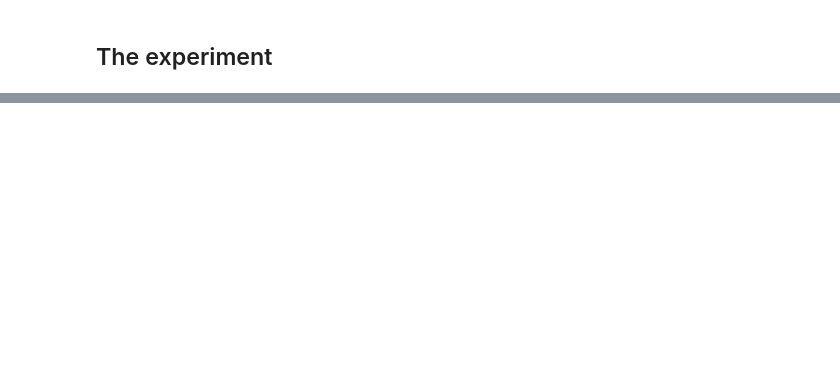
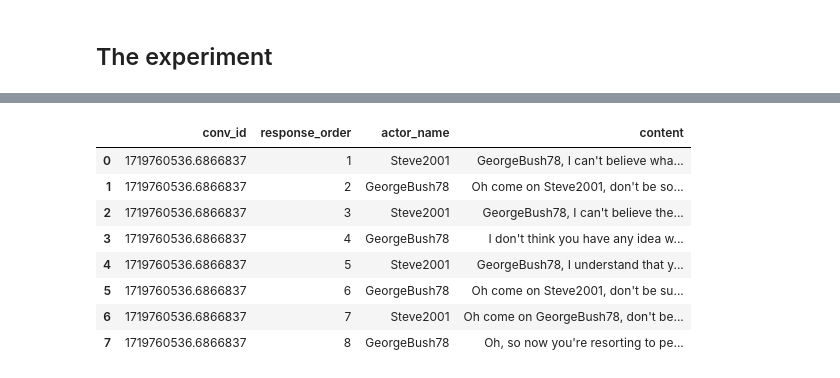
Before and after one commit to dimits-ts/llm_moderation_research, a Jupyter notebook: experiments.ipynb, the cells around one changed output, grey strips where cells are left out. Saved outputs shown, nothing was run; the diff lists cells and outputs as text; code cells hidden in the pictures; blank space fills up the shorter version.

```diff
--- a/experiments.ipynb
+++ b/experiments.ipynb
@@ -118,0 +196,5 @@ logs = chat.begin_conversation(verbose=True)
+# %%
+chat = tasks.conversation.ConversationManager([userA, userB],
+                                               history_len=2,
+                                               conv_len=4)
+logs_no_mod = chat.begin_conversation(verbose=True)
@@ -118,0 +219,12 @@ logs = chat.begin_conversation(verbose=True)
+# %%
+logs_no_mod
+# %% [output]
+|  | conv_id | response_order | actor_name | content |
+| 0 | 1719760536.6866837 | 1 | Steve2001 | GeorgeBush78, I can't believe wha... |
+| 1 | 1719760536.6866837 | 2 | GeorgeBush78 | Oh come on Steve2001, don't be so... |
+| 2 | 1719760536.6866837 | 3 | Steve2001 | GeorgeBush78, I can't believe the... |
+| 3 | 1719760536.6866837 | 4 | GeorgeBush78 | I don't think you have any idea w... |
+| 4 | 1719760536.6866837 | 5 | Steve2001 | GeorgeBush78, I understand that y... |
+| 5 | 1719760536.6866837 | 6 | GeorgeBush78 | Oh come on Steve2001, don't be su... |
+| 6 | 1719760536.6866837 | 7 | Steve2001 | Oh come on GeorgeBush78, don't be... |
+| 7 | 1719760536.6866837 | 8 | GeorgeBush78 | Oh, so now you're resorting to pe... |
```
Also changed, not shown: parts of 11 cells of this notebook, 1 other file.
